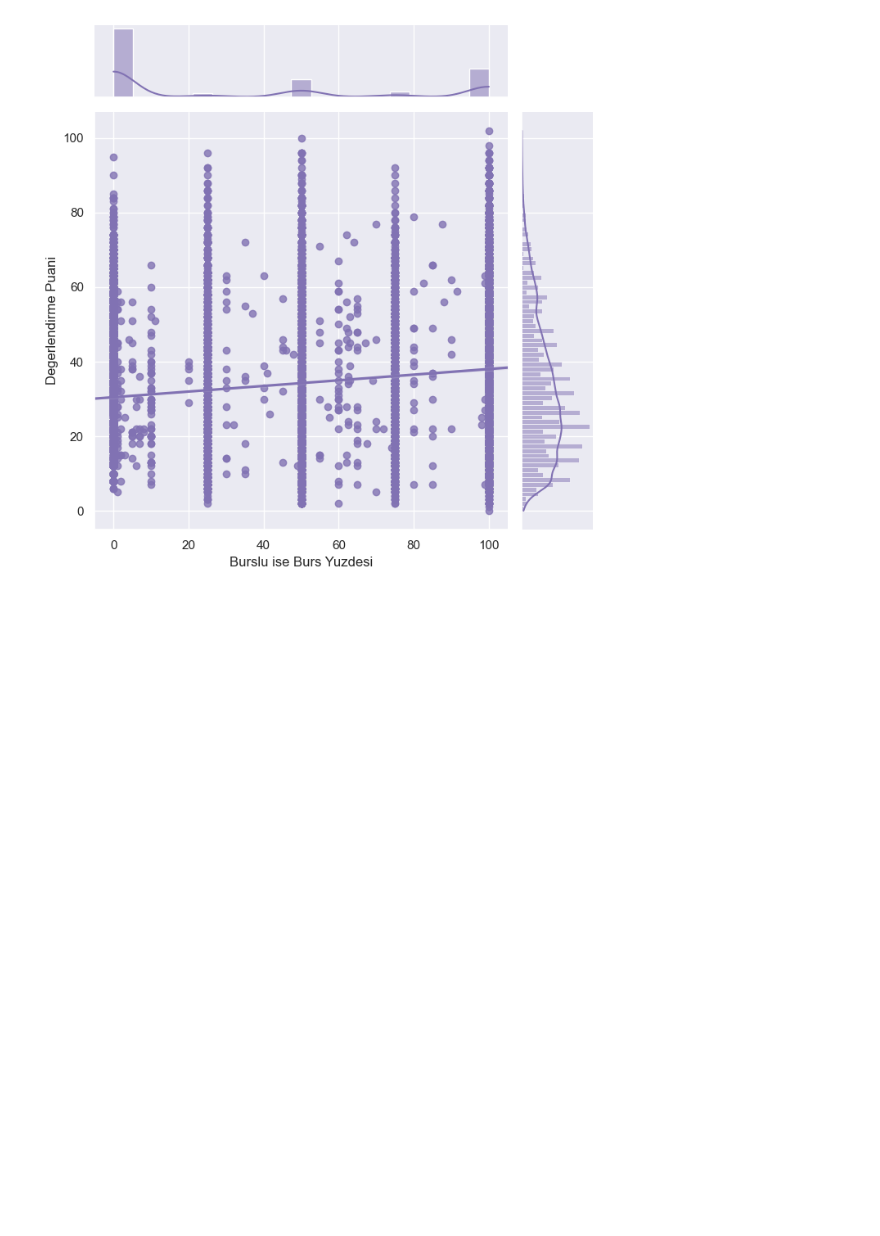
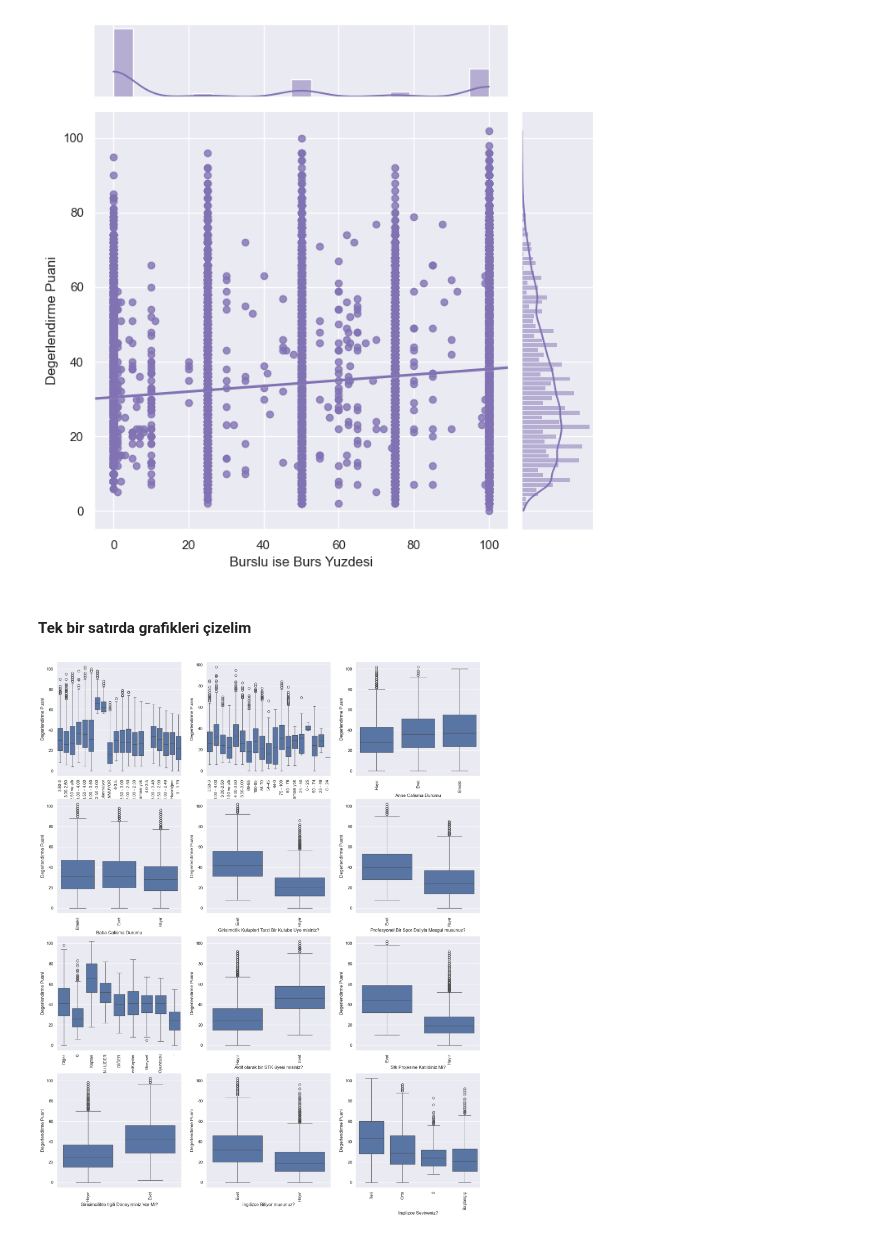
Before and after one commit to yasinkurtulus/Datathon24, a Jupyter notebook: test.ipynb, the cells around one changed output. Drawn from its saved outputs; the diff is of its cells as text; code cells hidden in the pictures; blank space fills up the shorter version.

Commit message:
Tek bir satırda grafik

```diff
--- a/test.ipynb
+++ b/test.ipynb
@@ -284,8 +284,15 @@ g = sns.jointplot(x="Burslu ise Burs Yuzdesi", y="Degerlendirme Puani", data=tra
 box_plot_columns=["Universite Not Ortalamasi","Lise Mezuniyet Notu","Anne Calisma Durumu","Baba Calisma Durumu","Girisimcilik Kulupleri Tarzi Bir Kulube Uye misiniz?"
                  ,"Profesyonel Bir Spor Daliyla Mesgul musunuz?","Spor Dalindaki Rolunuz Nedir?","Aktif olarak bir STK üyesi misiniz?","Stk Projesine Katildiniz Mi?","Girisimcilikle Ilgili Deneyiminiz Var Mi?",
                  "Ingilizce Biliyor musunuz?","Ingilizce Seviyeniz?"]
+# %% [markdown]
+#### Tek bir satırda grafikleri çizelim
 # %%
-def plot_box_plot(col,df):
-    n_rows=4,
-    n_cols=3
-    fig,ax=
+plt.figure(figsize=(20,25))
+k=0
+for i in box_plot_columns:
+    ax=plt.subplot(4,3,k+1)
+    k+=1
+    ax=sns.boxplot(data=train_df,x=i,y="Degerlendirme Puani",linewidth=1)
+    plt.xticks(rotation=90);
+# %% [output]
+[figure, added]
```
Also changed, not shown: parts of 1 cell of this notebook.
